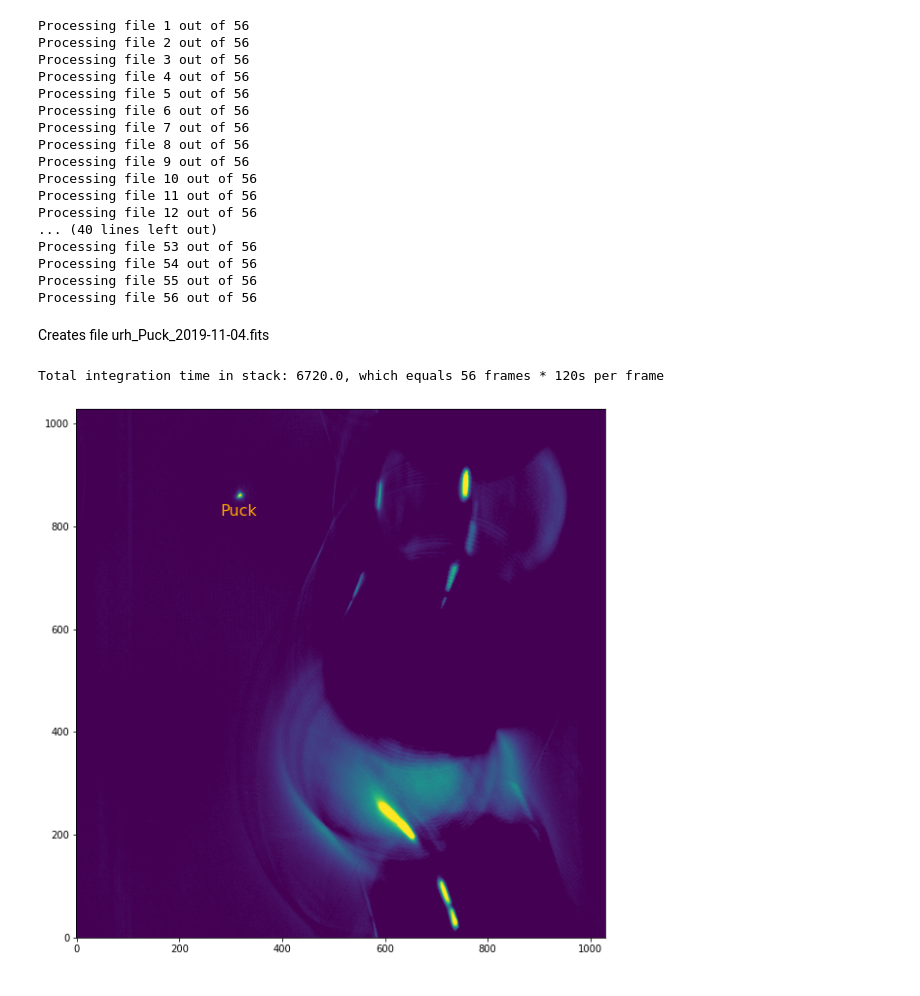
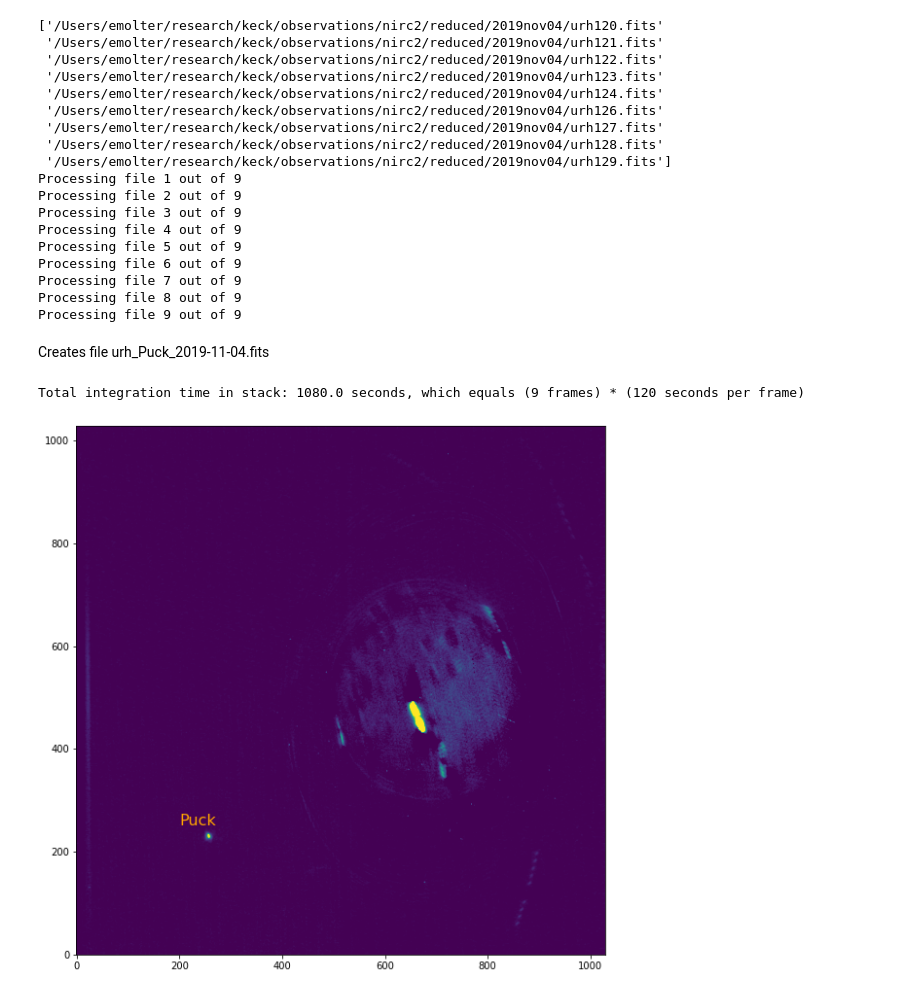
Before and after one commit to emolter/shift_stack_moons, a Jupyter notebook: example-run.ipynb, the cells around one changed output. Cells and saved outputs as stored; diff of their text form; code cells hidden in the pictures.

Commit message:
added tests of shift_and_stack

```diff
--- a/example-run.ipynb
+++ b/example-run.ipynb
@@ -11,7 +10,7 @@ from astroquery.jplhorizons import Horizons
 data_dir = '/Users/emolter/research/keck/observations/nirc2/reduced/2019nov04/'
 data_files = os.listdir(data_dir)
 instrument = 'nirc2'
-stem = 'urh'
+stem = 'urh12' #some subset of all the frames over the course of the night
 obscode = '568' #Keck JPL Horizons obs code
 code = 'Puck'
 date = '2019-11-04'
@@ -20,6 +19,7 @@ tend = date+' 23:59'
 perturbation_experiment = False
 outfname = f"{stem}_{code}_{date}.fits"
 fnames = [data_dir+s for s in data_files if s.startswith(stem)]
+fnames = np.sort(fnames)
 #print(fnames)
 # %%
 ## get ephemeris from Horizons. quantity 6 is the satellite relative position to parent in arcsec
@@ -33,37 +33,38 @@ ephem = horizons_obj.ephemerides(quantities=6) #.to_pandas()
 # %%
+#ephem = ascii.read('ephem.txt')
+print(fnames)
 fits_out = shift_and_stack(fnames, ephem, instrument=instrument, difference=True, edge_detect=False, diagnostic_plots=False)
-fits_out.writeto(outfname, overwrite=True)
+#fits_out.writeto(outfname, overwrite=True)
 # %% [output]
-Processing file 1 out of 56
-Processing file 2 out of 56
-Processing file 3 out of 56
-Processing file 4 out of 56
-Processing file 5 out of 56
-Processing file 6 out of 56
-Processing file 7 out of 56
-Processing file 8 out of 56
-Processing file 9 out of 56
-Processing file 10 out of 56
-Processing file 11 out of 56
-Processing file 12 out of 56
-... (40 lines left out)
-Processing file 53 out of 56
-Processing file 54 out of 56
-Processing file 55 out of 56
-Processing file 56 out of 56
+['/Users/emolter/research/keck/observations/nirc2/reduced/2019nov04/urh120.fits'
+ '/Users/emolter/research/keck/observations/nirc2/reduced/2019nov04/urh121.fits'
+ '/Users/emolter/research/keck/observations/nirc2/reduced/2019nov04/urh122.fits'
+ '/Users/emolter/research/keck/observations/nirc2/reduced/2019nov04/urh123.fits'
+ '/Users/emolter/research/keck/observations/nirc2/reduced/2019nov04/urh124.fits'
+ '/Users/emolter/research/keck/observations/nirc2/reduced/2019nov04/urh126.fits'
+ '/Users/emolter/research/keck/observations/nirc2/reduced/2019nov04/urh127.fits'
+ '/Users/emolter/research/keck/observations/nirc2/reduced/2019nov04/urh128.fits'
+ '/Users/emolter/research/keck/observations/nirc2/reduced/2019nov04/urh129.fits']
+Processing file 1 out of 9
+Processing file 2 out of 9
+Processing file 3 out of 9
+Processing file 4 out of 9
+Processing file 5 out of 9
+Processing file 6 out of 9
+Processing file 7 out of 9
+Processing file 8 out of 9
+Processing file 9 out of 9
 # %% [markdown]
 Creates file urh_Puck_2019-11-04.fits
 # %%
 # Visualize the output
-hdul = fits.open('urh_Puck_2019-11-04.fits')
-hdr = hdul[0].header
-stacked_data = hdul[0].data
-print(f'Total integration time in stack: {hdr["ITIME"]}, which equals 56 frames * 120s per frame')
+stacked_data = fits_out[0].data
+print(f'Total integration time in stack: {hdr["ITIME"]} seconds, which equals ({len(fnames)} frames) * (120 seconds per frame)')
 
 fig, ax = plt.subplots(1,1,figsize=(10,10))
-ax.imshow(stacked_data, origin='lower', vmin=0, vmax = stacked_data.max()/2)
-ax.text(280, 820, 'Puck', color='orange', fontsize=16)
+ax.imshow(stacked_data, origin='lower', vmin=0, vmax = stacked_data.max()/4)
+ax.text(200, 250, 'Puck', color='orange', fontsize=16)
 plt.show()
 # %% [output]
-Total integration time in stack: 6720.0, which equals 56 frames * 120s per frame
+Total integration time in stack: 1080.0 seconds, which equals (9 frames) * (120 seconds per frame)
-[figure, old version]
+[figure, new version]
```
Also changed, not shown: parts of 2 cells of this notebook, 18 other files.
